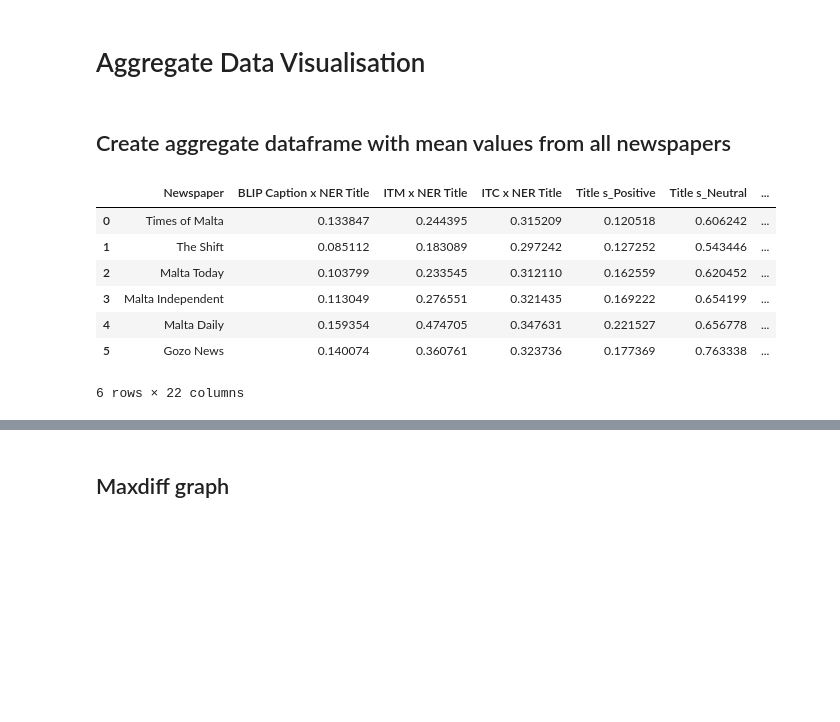
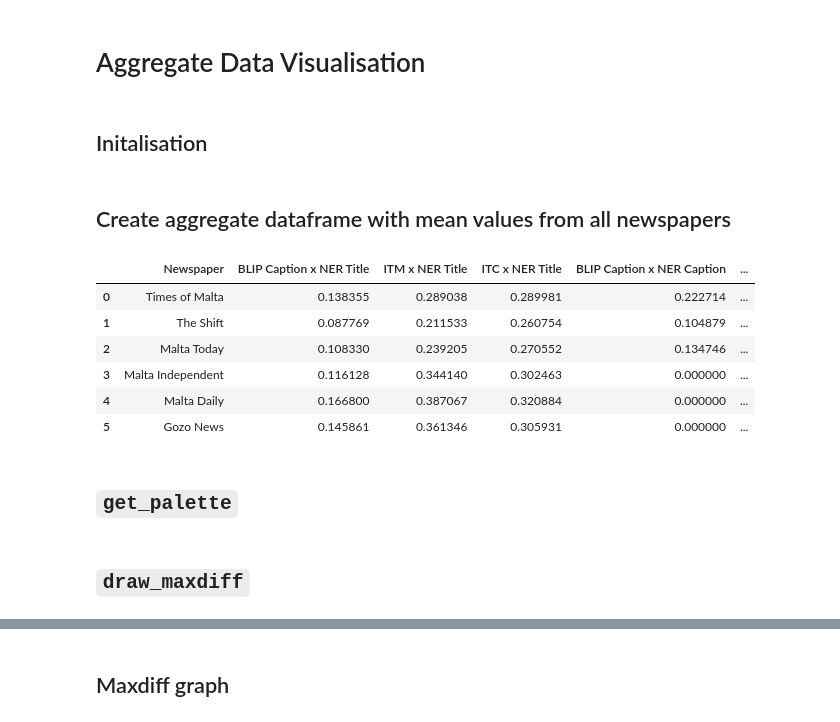
Before and after one commit to GabrielFreeze/fyp, a Jupyter notebook: data_visual/data_visual.ipynb, the cells around one changed output, grey strips where cells are left out. Saved outputs shown, nothing was run; the diff lists cells and outputs as text; code cells hidden in the pictures; blank space fills up the shorter version.

```diff
--- a/data_visual/data_visual.ipynb
+++ b/data_visual/data_visual.ipynb
@@ -9,3 +3,5 @@ font-family: JetBrains Mono;
+# %% [markdown]
+## Initalisation
 # %%
 import os
 import pylab
@@ -20,33 +15,39 @@ warnings.filterwarnings('ignore')
 # %%
 newspapers = ['times_of_malta','the_shift','malta_today','independent','malta_daily','gozo_news']
 
-news_df = [pd.read_csv(os.path.join('..','data_collection',n,'final_data_tsc.csv'),
+news_df = [pd.read_csv(os.path.join('..','data_collection',n,'final_data.csv'),
                        index_col=False) for n in newspapers]
+
+for n in news_df:
+    if 'Caption' not in n.columns: n[['BLIP Caption x NER Caption',
+                                      'ITM x NER Caption',
+                                      'ITC x NER Caption']] = 0
 # %% [markdown]
 ## Create aggregate dataframe with mean values from all newspapers
 # %%
-columns=['BLIP Caption x NER Title','ITM x NER Title','ITC x NER Title','Title s_Positive','Title s_Neutral','Title s_Negative','BLIP Caption x NER Caption','ITM x NER Caption','ITC x NER Caption','Caption s_Positive','Caption s_Neutral','Caption s_Negative','BLIP Caption x KW Body','ITM x KW Body','ITC x KW Body','Body s_Positive','Body s_Neutral','Body s_Negative',
-         'Body s_Positive Prime Minister','Body s_Neutral Prime Minister','Body s_Negative Prime Minister']
+#Create aggregate dataframe
+columns=['BLIP Caption x NER Title','ITM x NER Title','ITC x NER Title',
+         'BLIP Caption x NER Caption','ITM x NER Caption','ITC x NER Caption',
+         'BLIP Caption x KW Body','ITM x KW Body','ITC x KW Body']
 
 #Take average values ignoring zeroes
 df =  pd.DataFrame(newspapers,columns=['Newspaper']).join(
          pd.DataFrame([n[columns][n[columns]!=0].mean() for n in news_df], columns=columns))
 
 df['Newspaper'] = ['Times of Malta','The Shift','Malta Today','Malta Independent','Malta Daily','Gozo News']
 df.to_csv(os.path.join('..','agg_data.csv'), index=False)
 
-for c in ['BLIP Caption x NER Caption','ITM x NER Caption','ITC x NER Caption','Caption s_Positive','Caption s_Neutral','Caption s_Negative']:
+for c in ['BLIP Caption x NER Caption','ITM x NER Caption','ITC x NER Caption']:
     df[c] = df[c].apply(lambda x: 0 if np.isnan(x) else x)
 
 l = len(df)
 df.to_csv('aggregate.csv', index=False)
 df
 # %% [output]
-|  | Newspaper | BLIP Caption x NER Title | ITM x NER Title | ITC x NER Title | Title s_Positive | Title s_Neutral | ... |
-| 0 | Times of Malta | 0.133847 | 0.244395 | 0.315209 | 0.120518 | 0.606242 | ... |
-| 1 | The Shift | 0.085112 | 0.183089 | 0.297242 | 0.127252 | 0.543446 | ... |
-| 2 | Malta Today | 0.103799 | 0.233545 | 0.312110 | 0.162559 | 0.620452 | ... |
-| 3 | Malta Independent | 0.113049 | 0.276551 | 0.321435 | 0.169222 | 0.654199 | ... |
-| 4 | Malta Daily | 0.159354 | 0.474705 | 0.347631 | 0.221527 | 0.656778 | ... |
-| 5 | Gozo News | 0.140074 | 0.360761 | 0.323736 | 0.177369 | 0.763338 | ... |
+|  | Newspaper | BLIP Caption x NER Title | ITM x NER Title | ITC x NER Title | BLIP Caption x NER Caption | ... |
+| 0 | Times of Malta | 0.138355 | 0.289038 | 0.289981 | 0.222714 | ... |
+| 1 | The Shift | 0.087769 | 0.211533 | 0.260754 | 0.104879 | ... |
+| 2 | Malta Today | 0.108330 | 0.239205 | 0.270552 | 0.134746 | ... |
+| 3 | Malta Independent | 0.116128 | 0.344140 | 0.302463 | 0.000000 | ... |
+| 4 | Malta Daily | 0.166800 | 0.387067 | 0.320884 | 0.000000 | ... |
+| 5 | Gozo News | 0.145861 | 0.361346 | 0.305931 | 0.000000 | ... |
-6 rows × 22 columns
@@ -269,0 +54,2 @@ hist_data = ['BLIP Caption x NER Title','ITM x NER Title','Title s_Positive','Ti
+# %% [markdown]
+## <code>get_palette</code>
@@ -269,0 +98,2 @@ hist_data = ['BLIP Caption x NER Title','ITM x NER Title','Title s_Positive','Ti
+# %% [markdown]
+## <code>draw_maxdiff</code>
```
Also changed, not shown: parts of 18 cells of this notebook, 42 other files.
